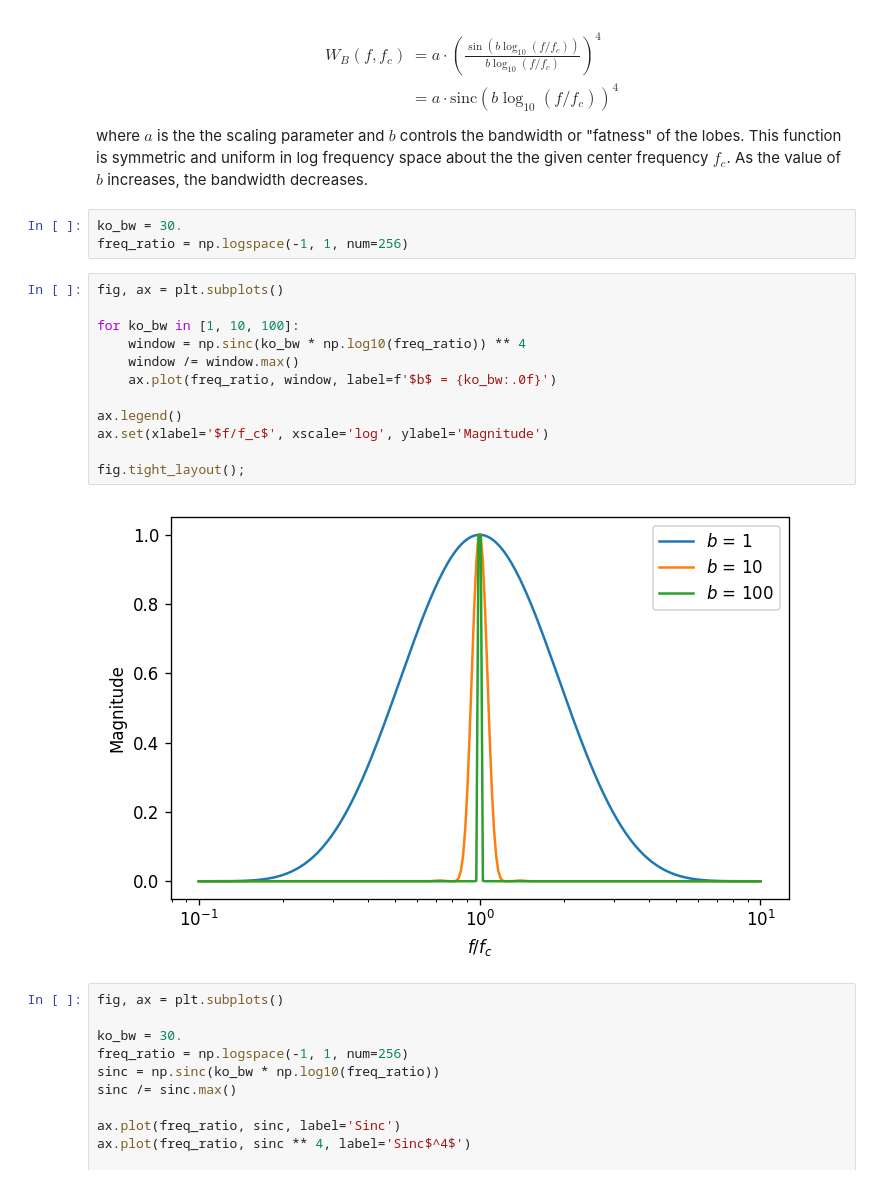
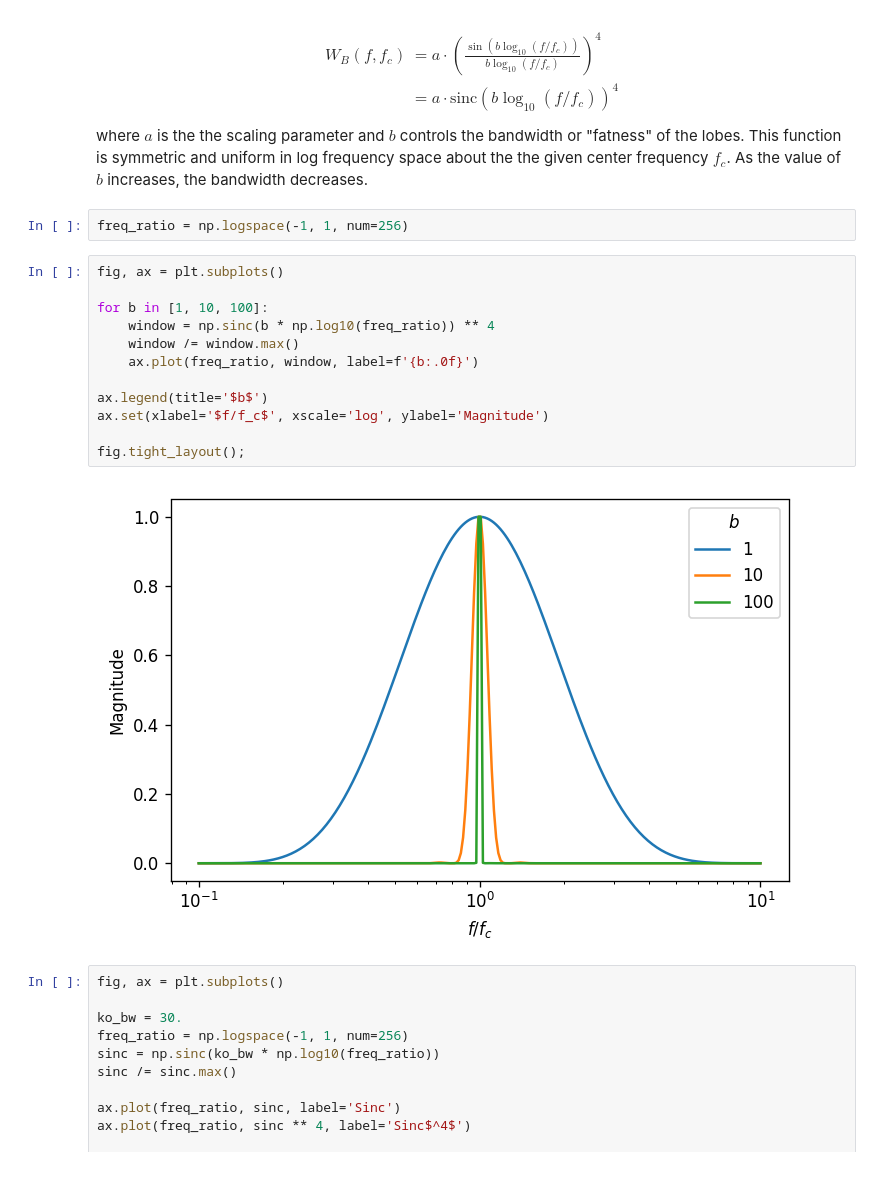
Before and after one commit to arkottke/pykooh, a Jupyter notebook: implementation.ipynb, the cells around one changed output. Drawn from its saved outputs; the diff is of its cells as text.

```diff
--- a/implementation.ipynb
+++ b/implementation.ipynb
@@ -21,22 +21,21 @@ W_B(f, f_c) &  = a \cdot \left( \frac{\sin(b \log_{10}(f / f_c))}{b \log_{10}(f
 $$
 where $a$ is the the scaling parameter and $b$ controls the bandwidth or "fatness" of the lobes. This function is symmetric and uniform in log frequency space about the the given center frequency $f_c$. As the value of $b$ increases, the bandwidth decreases.
 # %%
-ko_bw = 30.
 freq_ratio = np.logspace(-1, 1, num=256)
 # %%
 fig, ax = plt.subplots()
 
-for ko_bw in [1, 10, 100]:
-    window = np.sinc(ko_bw * np.log10(freq_ratio)) ** 4
+for b in [1, 10, 100]:
+    window = np.sinc(b * np.log10(freq_ratio)) ** 4
     window /= window.max()
-    ax.plot(freq_ratio, window, label=f'$b$ = {ko_bw:.0f}')
+    ax.plot(freq_ratio, window, label=f'{b:.0f}')
 
-ax.legend()
+ax.legend(title='$b$')
 ax.set(xlabel='$f/f_c$', xscale='log', ylabel='Magnitude')
 
 fig.tight_layout();
 # %% [output]
-[figure, old version]
+[figure, new version]
 # %%
 fig, ax = plt.subplots()
 
```
Also changed, not shown: parts of 1 cell of this notebook.
